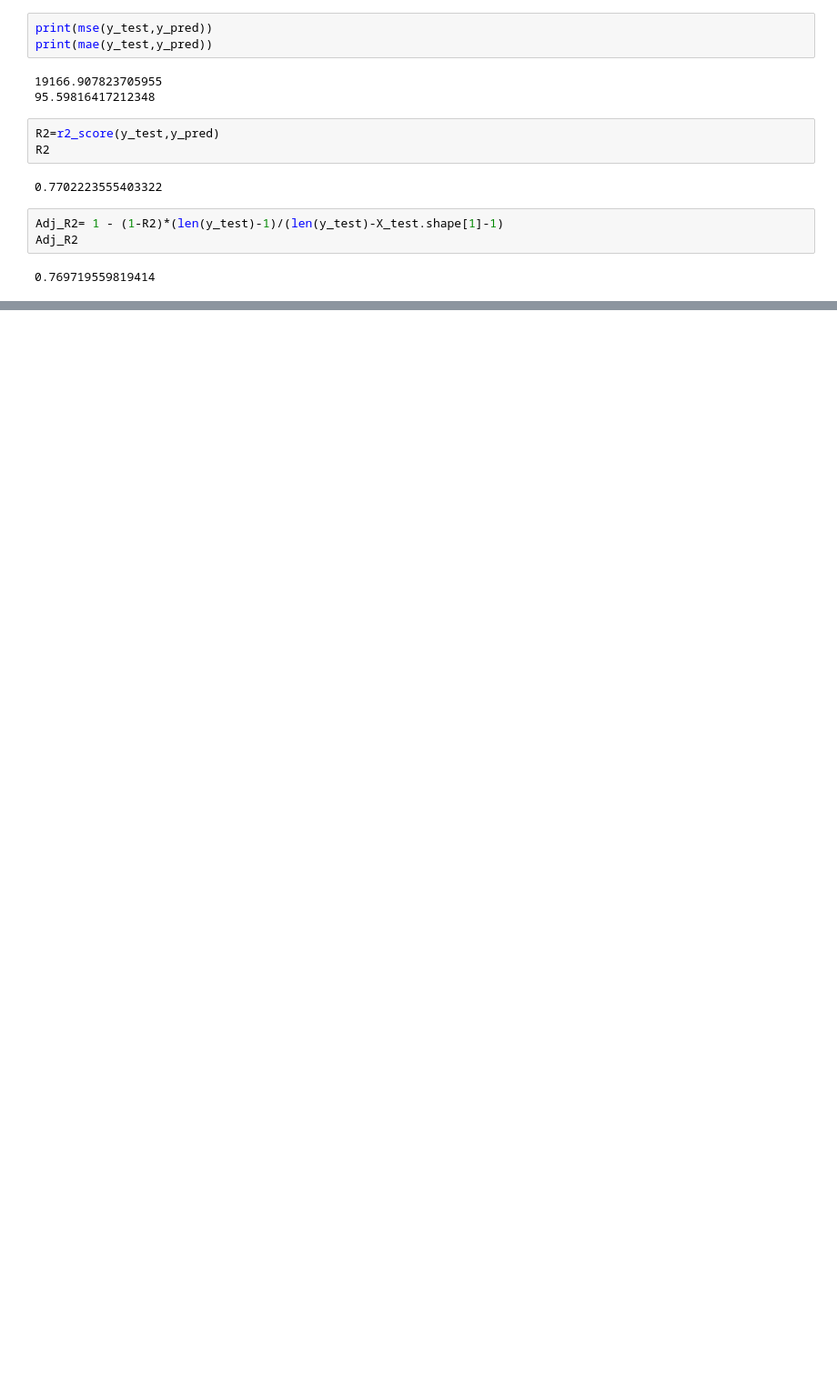
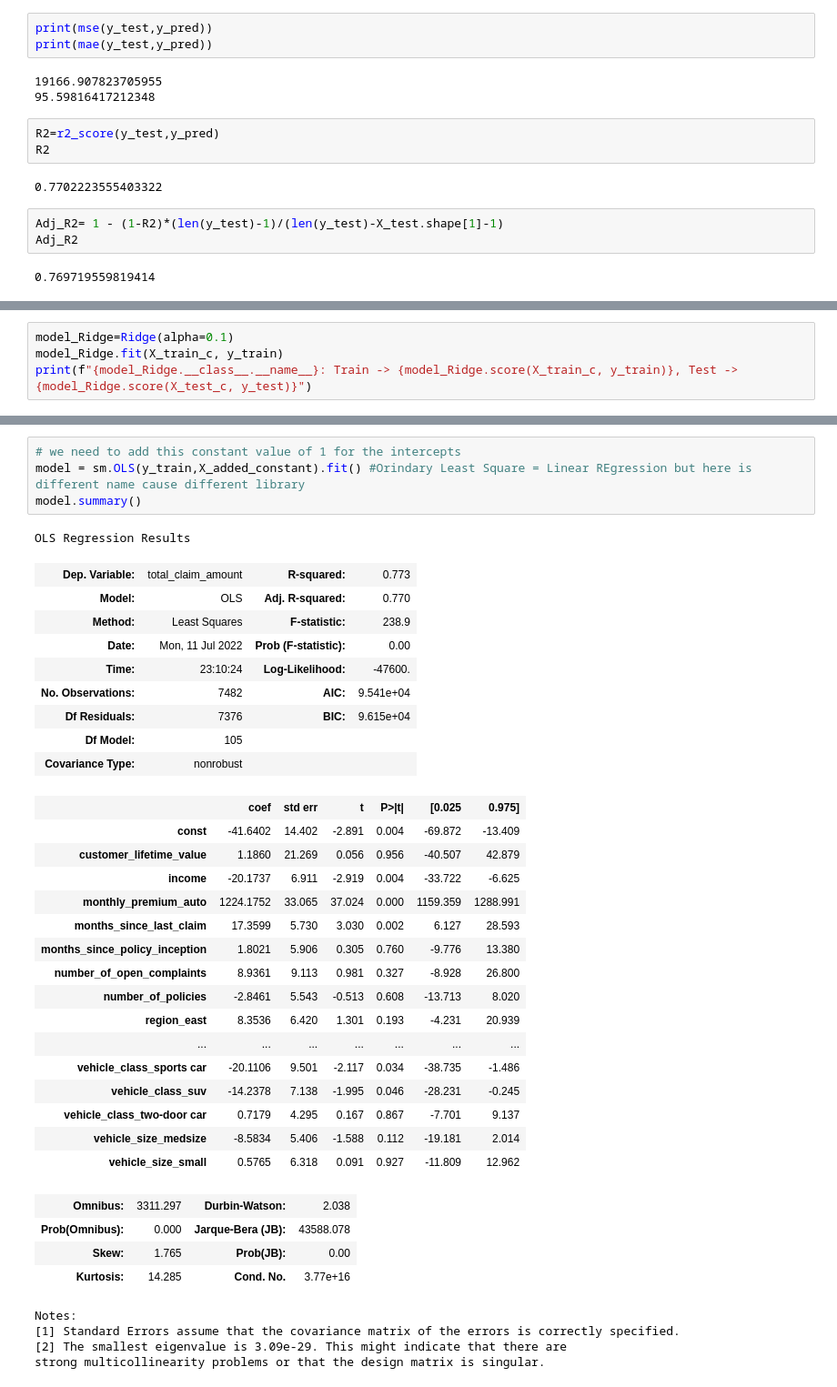
Before and after one commit to BarbaraZV/IHLabs_BV, a Jupyter notebook: Week7/Modeling_Customer_2_Comparing_regression_models.ipynb, the cells around one changed output, grey strips where cells are left out. Shown: that part at 91% size. Cells and saved outputs as stored; diff of their text form; blank space fills up the shorter version.

Commit message:
ClassificationModels

```diff
--- a/Week7/Modeling_Customer_2_Comparing_regression_models.ipynb
+++ b/Week7/Modeling_Customer_2_Comparing_regression_models.ipynb
@@ -936,0 +846,4 @@ X_added_constant
+# %%
+model_Ridge=Ridge(alpha=0.1)
+model_Ridge.fit(X_train_c, y_train)
+print(f"{model_Ridge.__class__.__name__}: Train -> {model_Ridge.score(X_train_c, y_train)}, Test -> {model_Ridge.score(X_test_c, y_test)}")
@@ -936,0 +937,39 @@ X_added_constant
+# %%
+# we need to add this constant value of 1 for the intercepts
+model = sm.OLS(y_train,X_added_constant).fit() #Orindary Least Square = Linear REgression but here is different name cause different library
+model.summary()
+# %% [output]
+OLS Regression Results
+| Dep. Variable: | total_claim_amount | R-squared: | 0.773 |
+| Model: | OLS | Adj. R-squared: | 0.770 |
+| Method: | Least Squares | F-statistic: | 238.9 |
+| Date: | Mon, 11 Jul 2022 | Prob (F-statistic): | 0.00 |
+| Time: | 23:10:24 | Log-Likelihood: | -47600. |
+| No. Observations: | 7482 | AIC: | 9.541e+04 |
+| Df Residuals: | 7376 | BIC: | 9.615e+04 |
+| Df Model: | 105 |  |  |
+| Covariance Type: | nonrobust |  |  |
+|  | coef | std err | t | P>|t| | [0.025 | 0.975] |
+| const | -41.6402 | 14.402 | -2.891 | 0.004 | -69.872 | -13.409 |
+| customer_lifetime_value | 1.1860 | 21.269 | 0.056 | 0.956 | -40.507 | 42.879 |
+| income | -20.1737 | 6.911 | -2.919 | 0.004 | -33.722 | -6.625 |
+| monthly_premium_auto | 1224.1752 | 33.065 | 37.024 | 0.000 | 1159.359 | 1288.991 |
+| months_since_last_claim | 17.3599 | 5.730 | 3.030 | 0.002 | 6.127 | 28.593 |
+| months_since_policy_inception | 1.8021 | 5.906 | 0.305 | 0.760 | -9.776 | 13.380 |
+| number_of_open_complaints | 8.9361 | 9.113 | 0.981 | 0.327 | -8.928 | 26.800 |
+| number_of_policies | -2.8461 | 5.543 | -0.513 | 0.608 | -13.713 | 8.020 |
+| region_east | 8.3536 | 6.420 | 1.301 | 0.193 | -4.231 | 20.939 |
+| ... | ... | ... | ... | ... | ... | ... |
+| vehicle_class_sports car | -20.1106 | 9.501 | -2.117 | 0.034 | -38.735 | -1.486 |
+| vehicle_class_suv | -14.2378 | 7.138 | -1.995 | 0.046 | -28.231 | -0.245 |
+| vehicle_class_two-door car | 0.7179 | 4.295 | 0.167 | 0.867 | -7.701 | 9.137 |
+| vehicle_size_medsize | -8.5834 | 5.406 | -1.588 | 0.112 | -19.181 | 2.014 |
+| vehicle_size_small | 0.5765 | 6.318 | 0.091 | 0.927 | -11.809 | 12.962 |
+| Omnibus: | 3311.297 | Durbin-Watson: | 2.038 |
+| Prob(Omnibus): | 0.000 | Jarque-Bera (JB): | 43588.078 |
+| Skew: | 1.765 | Prob(JB): | 0.00 |
+| Kurtosis: | 14.285 | Cond. No. | 3.77e+16 |
+Notes:
+[1] Standard Errors assume that the covariance matrix of the errors is correctly specified.
+[2] The smallest eigenvalue is 3.09e-29. This might indicate that there are
+strong multicollinearity problems or that the design matrix is singular.
```
Also changed, not shown: parts of 53 cells of this notebook, 5 other files.
